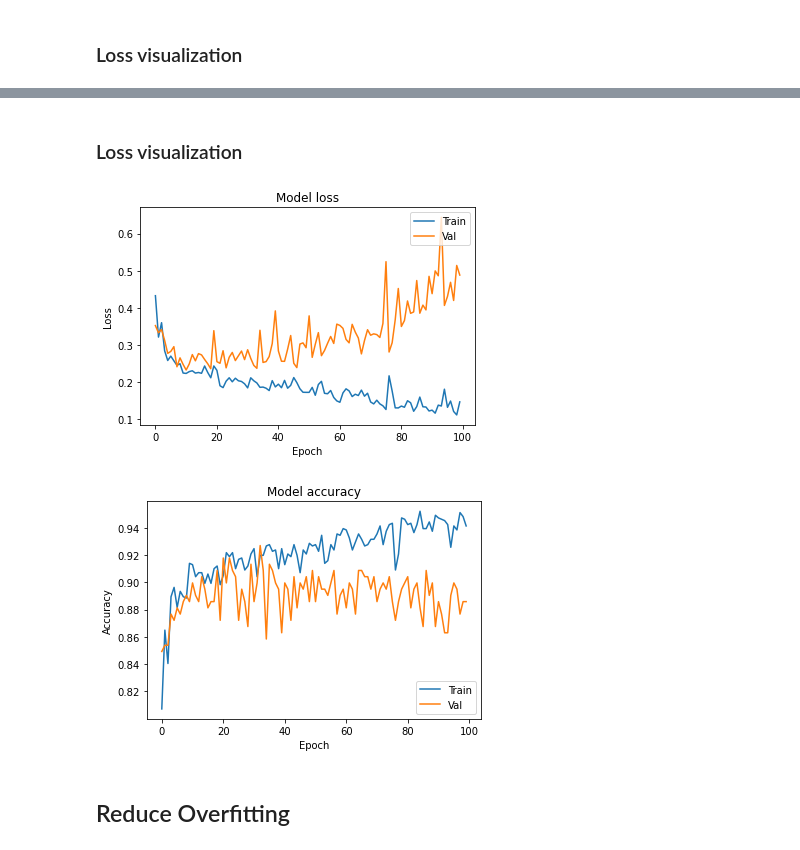
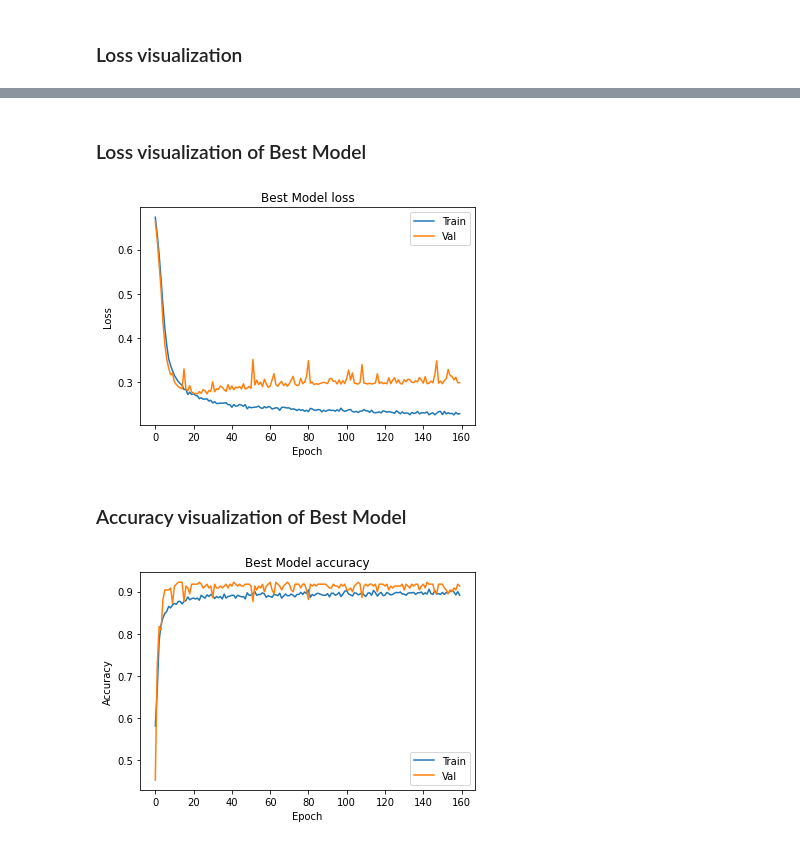
Before and after one commit to SrPhoenix/TAA_project_2, a Jupyter notebook: Project_2_blog.ipynb, the cells around one changed output, grey strips where cells are left out. Saved outputs shown, nothing was run; the diff lists cells and outputs as text; code cells hidden in the pictures.

```diff
--- a/Project_2_blog.ipynb
+++ b/Project_2_blog.ipynb
@@ -100,17 +144,16 @@ plt.show()
 # %%
 model_2 = Sequential([
-    Dense(1000, activation='relu', input_shape=(10,)),
-    Dense(1000, activation='relu'),
-    Dense(1000, activation='relu'),
-    Dense(1000, activation='relu'),
+    Dense(16, activation='relu', input_shape=(10,)),
+    Dense(64, activation='relu'),
     Dense(1, activation='sigmoid'),
 ])
 
-model_2.compile(optimizer='adam',
+model_2.compile(optimizer='sgd',
               loss='binary_crossentropy',
-              metrics=['accuracy'])
+              metrics=['accuracy', 'Precision', 'Recall'])
+
 
 hist_2 = model_2.fit(X_train, Y_train,
-          batch_size=32, epochs=100,
+          batch_size=4, epochs=160,
           validation_data=(X_val, Y_val))
 # %% [output]
@@ -139,24 +181,24 @@ model_2.evaluate(X_test, Y_test)[1]
 # %% [markdown]
-### Loss visualization
+### Loss visualization of Best Model
 # %%
 plt.plot(hist_2.history['loss'])
 plt.plot(hist_2.history['val_loss'])
-plt.title('Model loss')
+plt.title('Best Model loss')
 plt.ylabel('Loss')
 plt.xlabel('Epoch')
 plt.legend(['Train', 'Val'], loc='upper right')
 plt.show()
 # %% [output]
-[figure, old version]
+[figure, new version]
+# %% [markdown]
+### Accuracy visualization of Best Model
 # %%
 plt.plot(hist_2.history['accuracy'])
 plt.plot(hist_2.history['val_accuracy'])
-plt.title('Model accuracy')
+plt.title('Best Model accuracy')
 plt.ylabel('Accuracy')
 plt.xlabel('Epoch')
 plt.legend(['Train', 'Val'], loc='lower right')
 plt.show()
 # %% [output]
-[figure, old version]
+[figure, new version]
-# %% [markdown]
-## Reduce Overfitting
```
Also changed, not shown: parts of 22 cells of this notebook.
